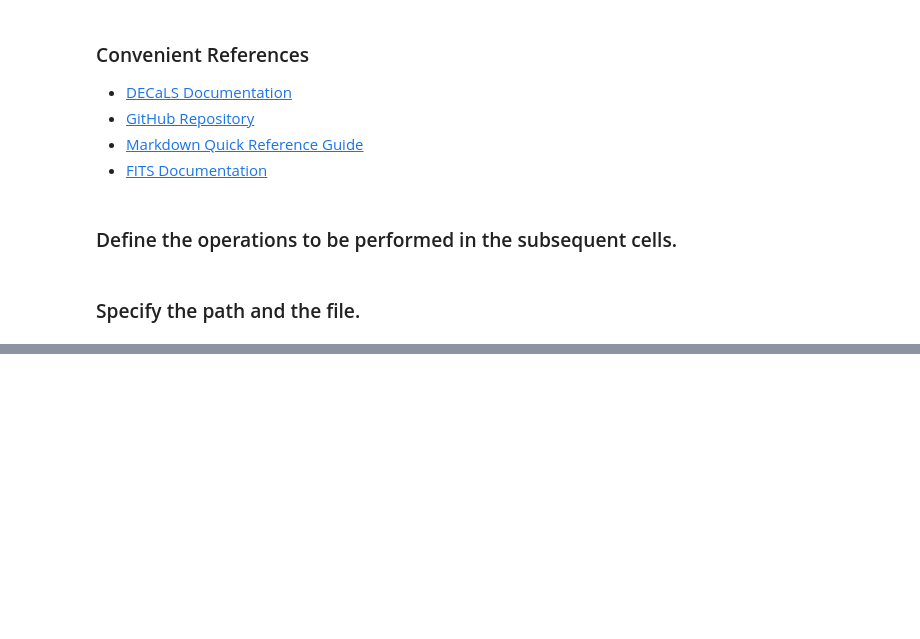
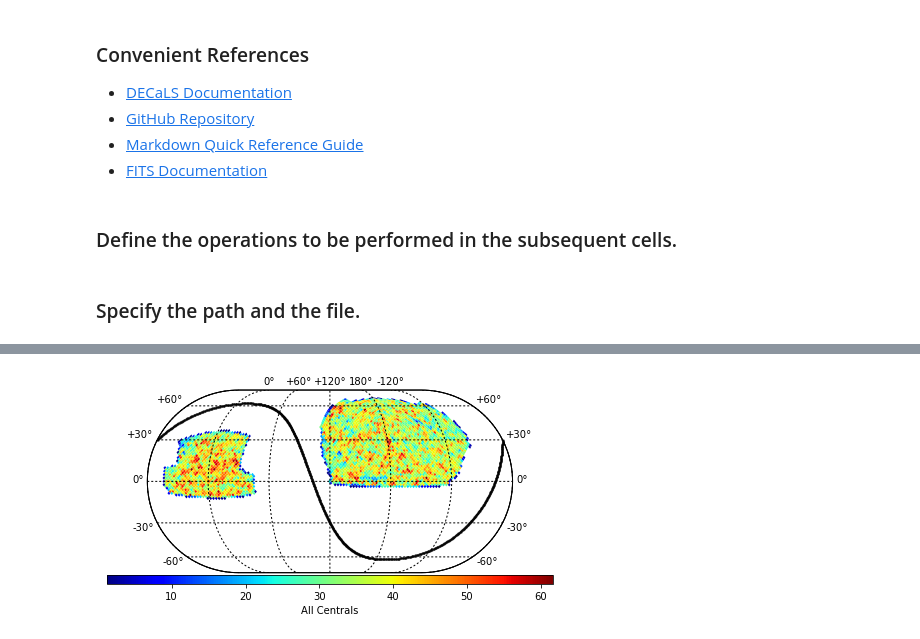
Before and after one commit to moustakas/siena-astrophysics, a Jupyter notebook: research/massivepilot/massivepilot.ipynb, the cells around one changed output, grey strips where cells are left out. Drawn from its saved outputs; the diff is of its cells as text; code cells hidden in the pictures; blank space fills up the shorter version.

```diff
--- a/research/massivepilot/massivepilot.ipynb
+++ b/research/massivepilot/massivepilot.ipynb
@@ -31,6 +39,7 @@ CUTS = True
 ### Specify the path and the file.
 # %%
 path = '/Users/kevinnapier/research/dmhalos/'
-file = 'tractor-redmapper_isedfit_v5.10_centrals.fits'
+file = 'tractor-redmapper_isedfit_v5.10_centrals.fits' # dr3data
+centrals = 'redmapper_isedfit_v5.10_centrals.fits'
 # %%
 data = fits.getdata(os.path.join(path, file))
@@ -44,0 +63,9 @@ if CUTS == True:
+# %%
+with warnings.catch_warnings():
+    warnings.simplefilter('ignore')
+    plt.figure(figsize=(8,4))
+    basemap = init_sky(galactic_plane_color='k');
+    plot_sky_binned(centralsdata['RA'], centralsdata['DEC'], verbose=False, clip_lo='!1', plot_type='healpix', cmap='jet',
+                label='All Centrals', basemap=basemap);
+# %% [output]
+[figure, added]
```
Also changed, not shown: parts of 9 cells of this notebook.
